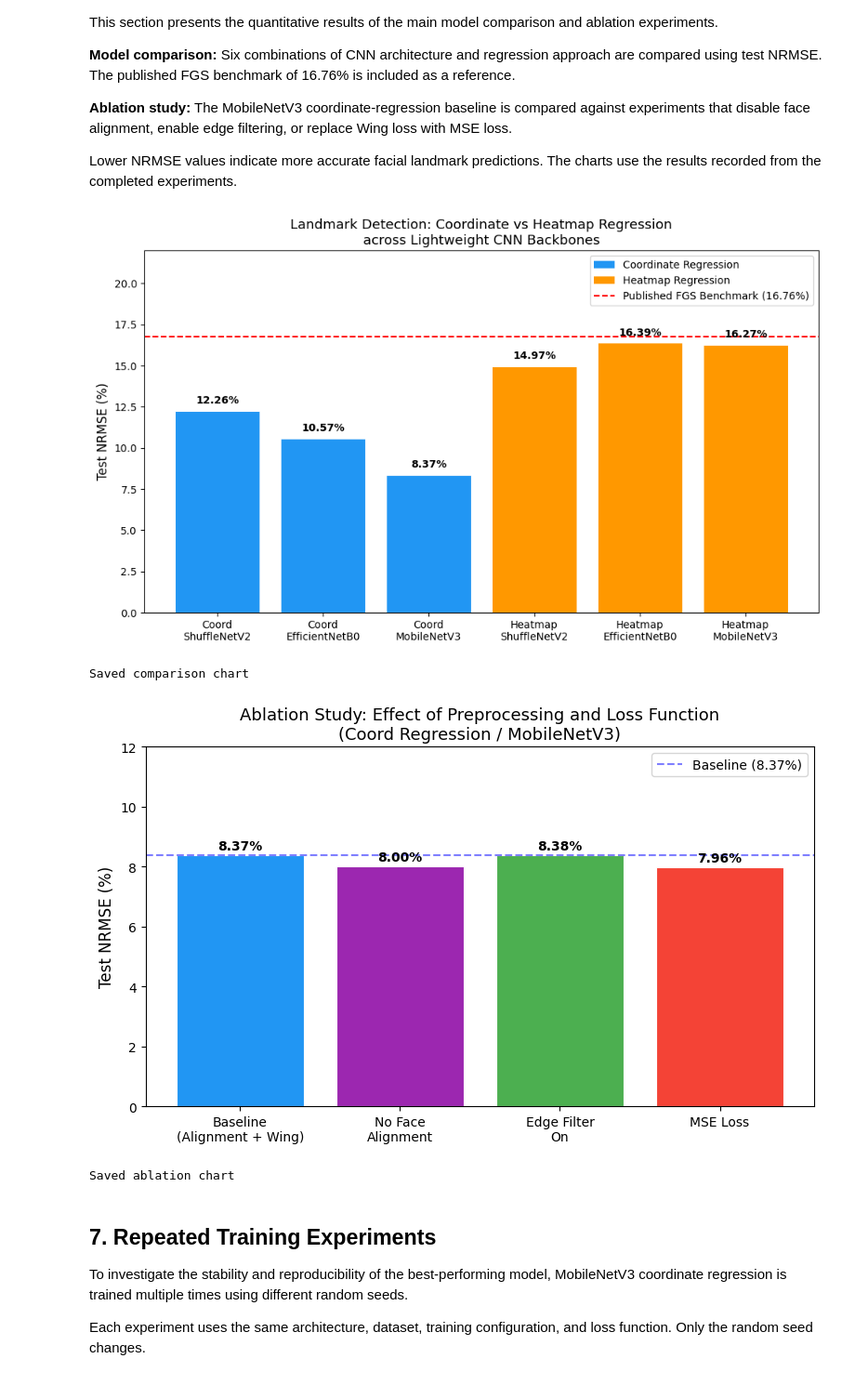
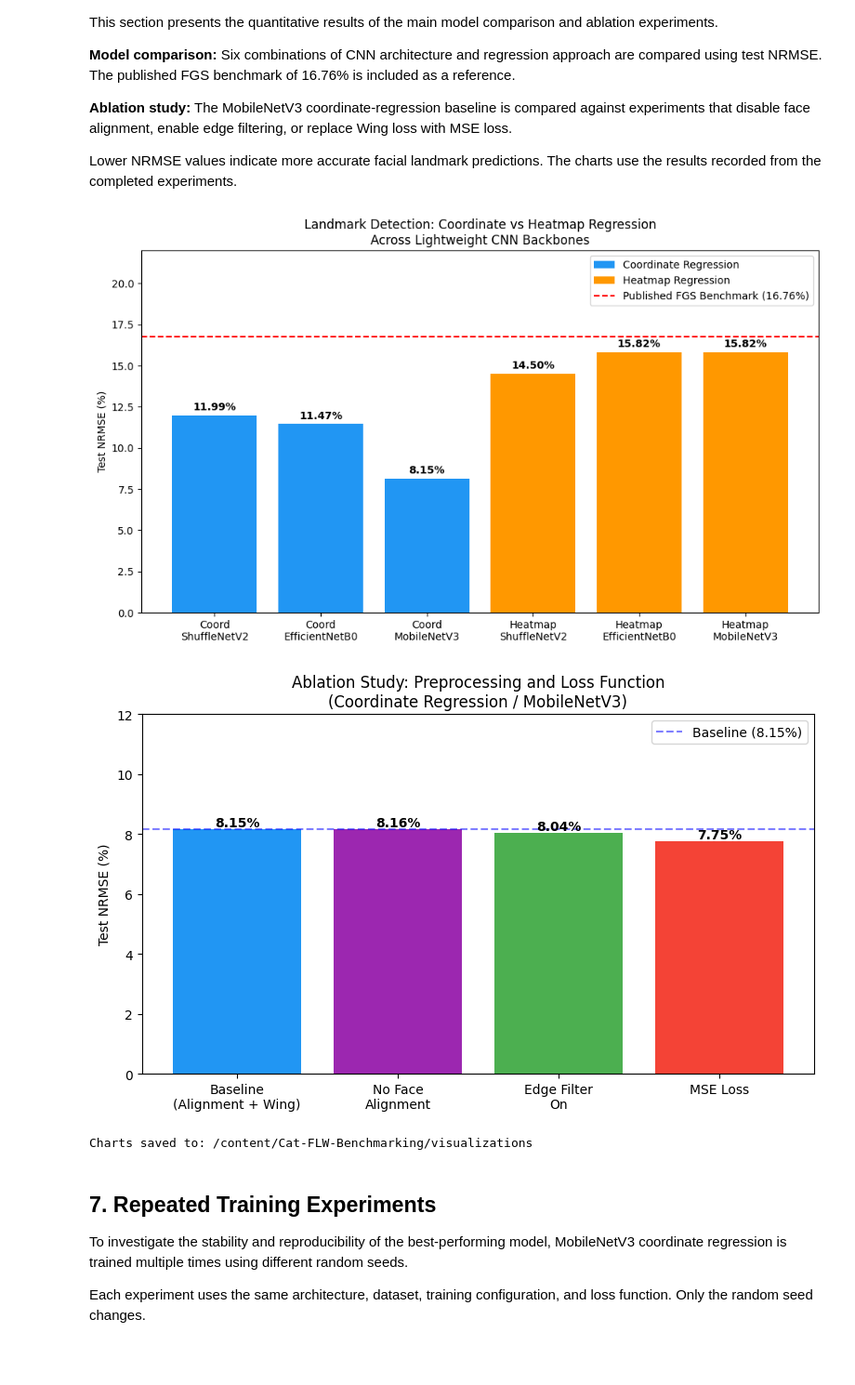
Before and after one commit to soph-mj/Cat-FLW-Benchmarking, a Jupyter notebook: CatFLWProject.ipynb, the cells around one changed output. Shown at 93% size. Drawn from its saved outputs; the diff is of its cells as text; code cells hidden in the pictures.

```diff
--- a/CatFLWProject.ipynb
+++ b/CatFLWProject.ipynb
@@ -661,12 +664,12 @@ save_dir.mkdir(parents=True, exist_ok=True)
 
 # 1. Main model comparison
 results = {
-    "Coord\nShuffleNetV2": 12.26,
-    "Coord\nEfficientNetB0": 10.57,
-    "Coord\nMobileNetV3": 8.37,
-    "Heatmap\nShuffleNetV2": 14.97,
-    "Heatmap\nEfficientNetB0": 16.39,
-    "Heatmap\nMobileNetV3": 16.27,
+    "Coord\nShuffleNetV2": 11.99,
+    "Coord\nEfficientNetB0": 11.47,
+    "Coord\nMobileNetV3": 8.15,
+    "Heatmap\nShuffleNetV2": 14.50,
+    "Heatmap\nEfficientNetB0": 15.82,
+    "Heatmap\nMobileNetV3": 15.82,
 }
 
 labels = list(results.keys())
@@ -716,10 +719,10 @@ plt.show()
 
 # 2. Ablation study
 ablation_results = {
-    "Baseline\n(Alignment + Wing)": 8.37,
-    "No Face\nAlignment": 8.00,
-    "Edge Filter\nOn": 8.38,
-    "MSE Loss": 7.96,
+    "Baseline\n(Alignment + Wing)": 8.15,
+    "No Face\nAlignment": 8.16,
+    "Edge Filter\nOn": 8.04,
+    "MSE Loss": 7.75,
 }
 
 labels = list(ablation_results.keys())
@@ -730,40 +733,39 @@ fig, ax = plt.subplots(figsize=(8, 5))
 bars = ax.bar(labels, values, color=colors)
 
 ax.axhline(
-    8.37,
+    8.15,
     color="blue",
     linestyle="--",
     alpha=0.5,
-    label="Baseline (8.37%)"
+    label="Baseline (8.15%)"
 )
 
 ax.set_ylabel("Test NRMSE (%)")
 ax.set_title(
     "Ablation Study: Preprocessing and Loss Function\n"
     "(Coordinate Regression / MobileNetV3)"
 )
 ax.set_ylim(0, 12)
 ax.legend()
 
 for bar, value in zip(bars, values):
     ax.text(
         bar.get_x() + bar.get_width() / 2,
         value + 0.1,
         f"{value:.2f}%",
         ha="center",
         fontweight="bold"
     )
 
 plt.tight_layout()
 plt.savefig(save_dir / "ablation_chart.png", dpi=150, bbox_inches="tight")
 plt.show()
 
 print(f"Charts saved to: {save_dir.resolve()}")
 # %% [output]
-[figure, old version]
+[figure, new version]
+[figure, new version]
-Saved comparison chart
+Charts saved to: /content/Cat-FLW-Benchmarking/visualizations
-[figure, old version]
-Saved ablation chart
 # %% [markdown]
 ## 7. Repeated Training Experiments
 
```
Also changed, not shown: parts of 20 cells of this notebook.
